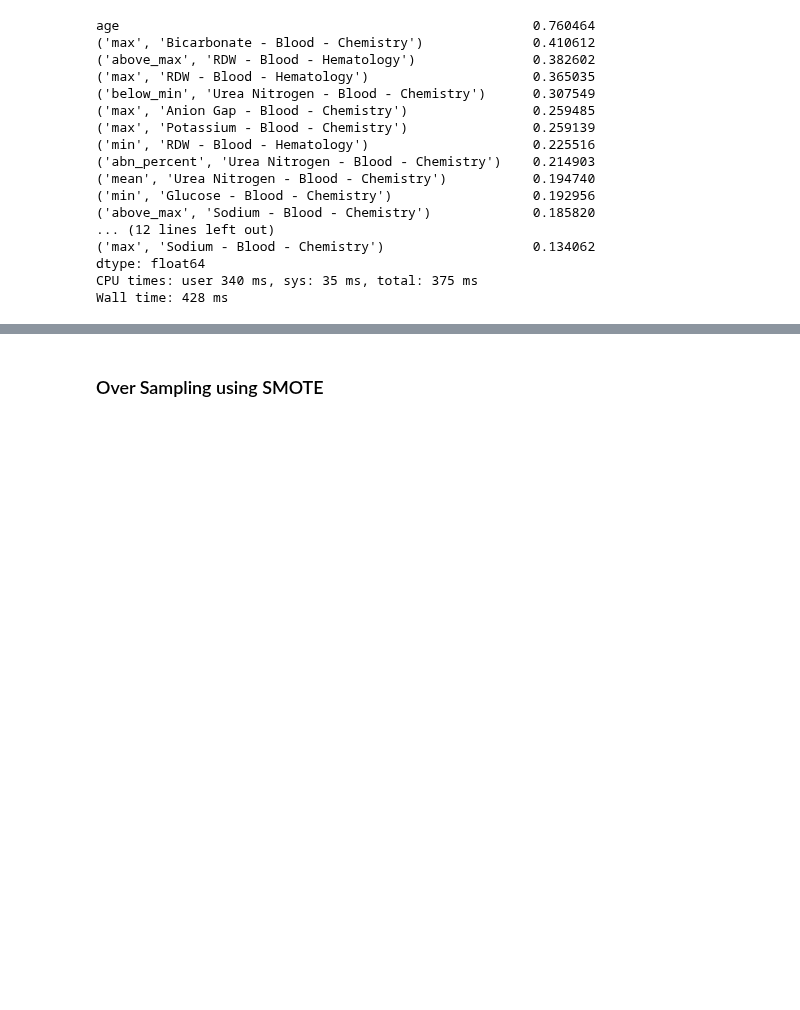
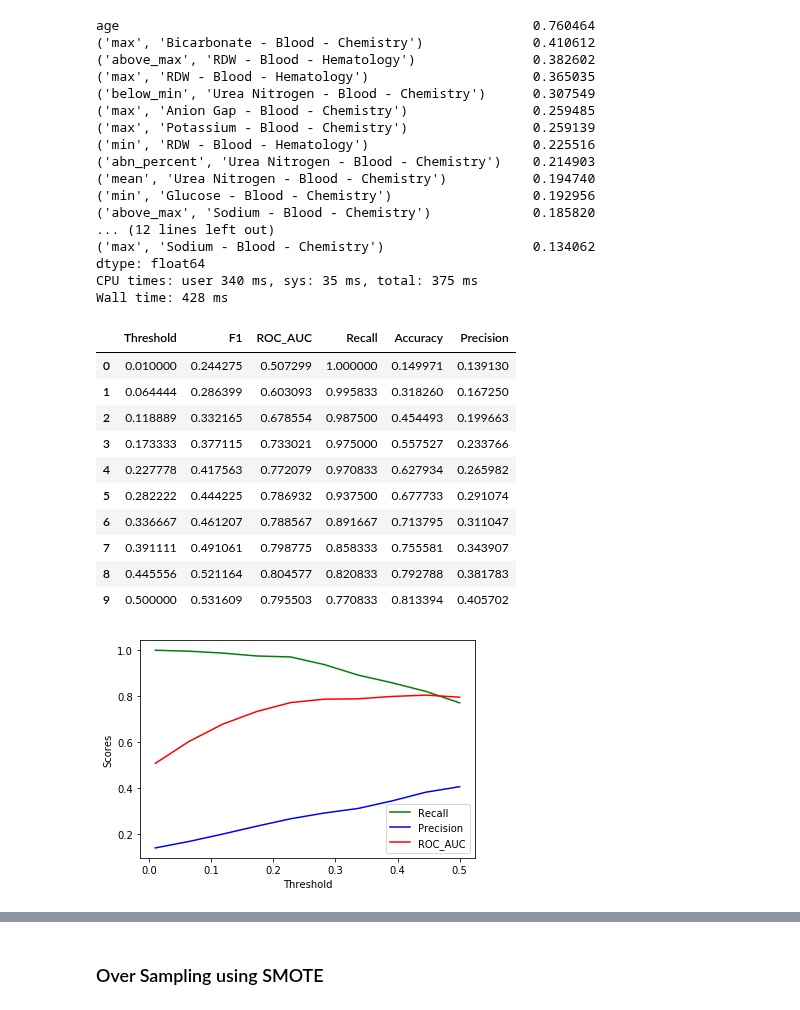
Before and after one commit to brandoncryu/disease_prediction, a Jupyter notebook: CHF_Modeling_full_KNN.ipynb, the cells around one changed output, grey strips where cells are left out. Saved outputs shown, nothing was run; the diff lists cells and outputs as text; code cells hidden in the pictures; blank space fills up the shorter version.

```diff
--- a/CHF_Modeling_full_KNN.ipynb
+++ b/CHF_Modeling_full_KNN.ipynb
@@ -23,0 +64,34 @@ pd.set_option('display.max_columns',None)
+# %%
+def change_threshold(model, threshold_list, X=X_test):
+    '''
+    Input a model and threshold_list.
+    Output scores based on prediction made with threshold list.
+    '''
+    metrics = pd.DataFrame(columns = ['Threshold','F1','ROC_AUC','Recall','Accuracy','Precision'])
+
+    for threshold in threshold_list:
+        prob = model.best_estimator_.predict_proba(X)[:,1]
+        pred = np.where(prob>threshold,1,0)
+
+
+        f1 = f1_score(y_test, pred)
+        roc_auc = roc_auc_score(y_test, pred)
+        recall = recall_score(y_test, pred)
+        accuracy = accuracy_score(y_test, pred)
+        precision = precision_score(y_test, pred)
+
+        metrics = metrics.append({'Threshold':threshold,
+                                  'F1':f1,
+                                  'ROC_AUC':roc_auc,
+                                  'Recall':recall,
+                                  'Accuracy':accuracy,
+                                  'Precision':precision}
+                                 ,ignore_index=True)
+
+    plt.plot(metrics.Threshold, metrics.Recall, label='Recall', color='green')
+    plt.plot(metrics.Threshold, metrics.Precision, label='Precision', color='blue')
+    plt.plot(metrics.Threshold, metrics.ROC_AUC, label='ROC_AUC', color='red')
+    plt.legend()
+    plt.xlabel('Threshold')
+    plt.ylabel('Scores')
+    return metrics
@@ -191 +239,17 @@ plot_val_curve(estimator, feature, feature_range, X, y)
+# %%
+threshold_list = np.linspace(0.01,0.5,10)
+change_threshold(grid_log, threshold_list,X_test)
+# %% [output]
+|  | Threshold | F1 | ROC_AUC | Recall | Accuracy | Precision |
+| 0 | 0.010000 | 0.244275 | 0.507299 | 1.000000 | 0.149971 | 0.139130 |
+| 1 | 0.064444 | 0.286399 | 0.603093 | 0.995833 | 0.318260 | 0.167250 |
+| 2 | 0.118889 | 0.332165 | 0.678554 | 0.987500 | 0.454493 | 0.199663 |
+| 3 | 0.173333 | 0.377115 | 0.733021 | 0.975000 | 0.557527 | 0.233766 |
+| 4 | 0.227778 | 0.417563 | 0.772079 | 0.970833 | 0.627934 | 0.265982 |
+| 5 | 0.282222 | 0.444225 | 0.786932 | 0.937500 | 0.677733 | 0.291074 |
+| 6 | 0.336667 | 0.461207 | 0.788567 | 0.891667 | 0.713795 | 0.311047 |
+| 7 | 0.391111 | 0.491061 | 0.798775 | 0.858333 | 0.755581 | 0.343907 |
+| 8 | 0.445556 | 0.521164 | 0.804577 | 0.820833 | 0.792788 | 0.381783 |
+| 9 | 0.500000 | 0.531609 | 0.795503 | 0.770833 | 0.813394 | 0.405702 |
+[figure, added]
 # %%
```
Also changed, not shown: parts of 32 cells of this notebook.
